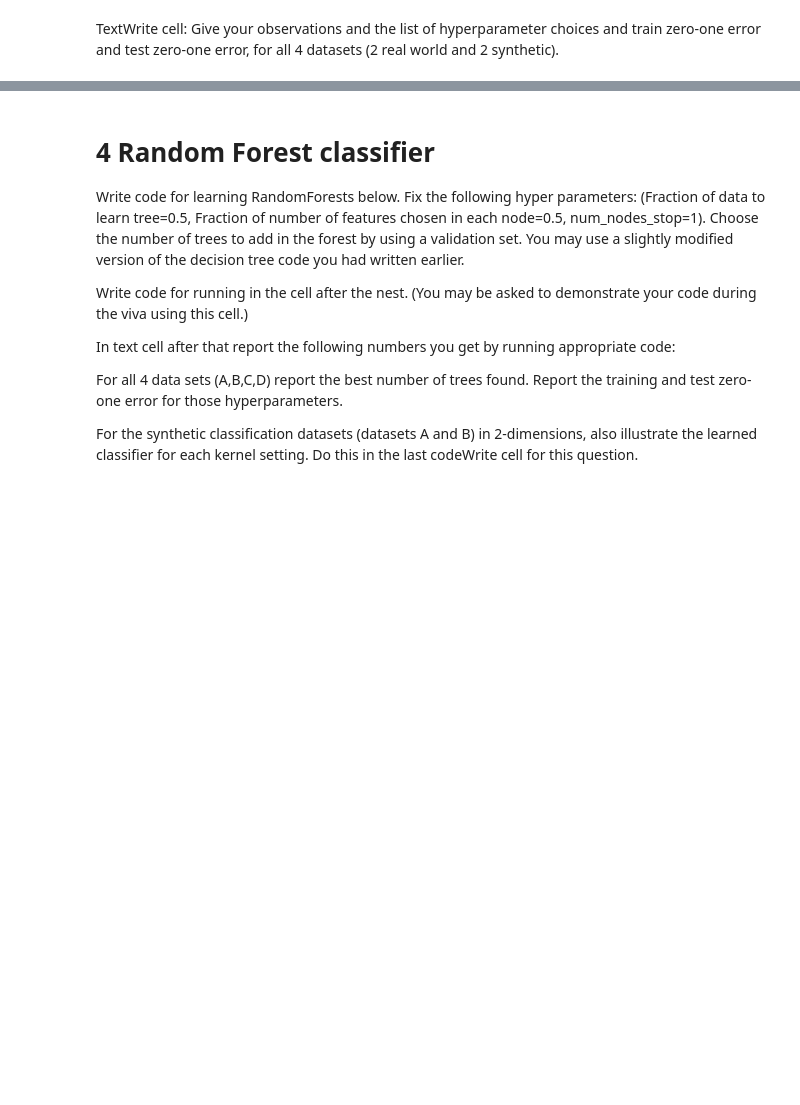
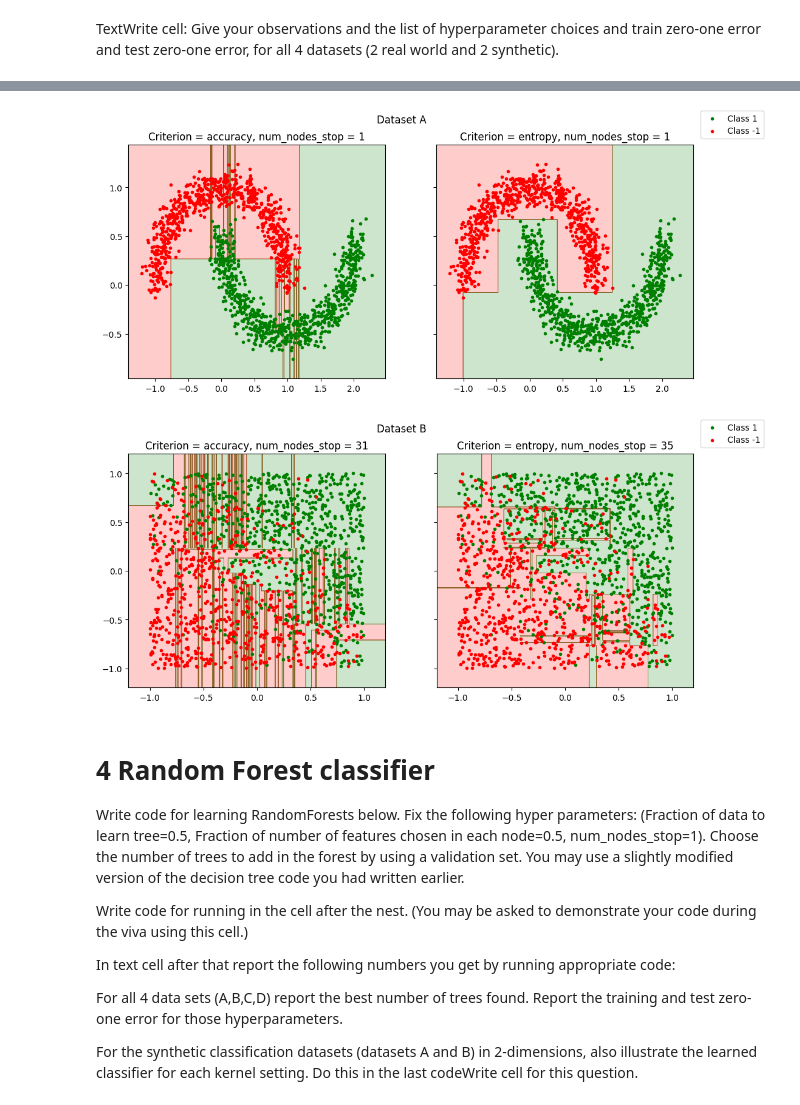
Before and after one commit to bersilin-robert1609/CS5691-PRML, a Jupyter notebook: Assignment-2/Notebook/ProgAss2_Student.ipynb, the cells around one changed output, grey strips where cells are left out. Cells and saved outputs as stored; diff of their text form; code cells hidden in the pictures; blank space fills up the shorter version.

```diff
--- a/Assignment-2/Notebook/ProgAss2_Student.ipynb
+++ b/Assignment-2/Notebook/ProgAss2_Student.ipynb
@@ -627,3 +615,41 @@ Dataset B
+# %%
+## Codewrite cell: Generate plots of learned decision tree classifier on dataset_A and datasset_B.
+# Plots should give both the learned classifier and the train data.
+# Plots only required for the accuracy criterion.
+# Similar to  Bishop Figure 4.5 (with just two classes here.)
+# Total number of plots = 2
+
+# this cell needs to be run after the cell above as it uses the best_num_nodes dict
+
+criterions = ['accuracy', 'entropy']
+
+for a in ['A', 'B']:
+    data = np.load('../../Data/dataset_{}.npz'.format(a))
+    X_train, Y_train = data['arr_0'], data['arr_1']
+    X_test, Y_test = data['arr_2'], data['arr_3']
+    minX, maxX = np.min(X_train[:, 0]), np.max(X_train[:, 0])
+    minY, maxY = np.min(X_train[:, 1]), np.max(X_train[:, 1])
+    points = 500
+    X, Y = np.meshgrid(np.linspace(minX-0.2, maxX+0.2, points), np.linspace(minY-0.2, maxY+0.2, points))
+    X_plotter = np.c_[X.ravel(), Y.ravel()]
+
+    fig, ax = plt.subplots(1, 2, sharey=True, figsize=(12, 5))
+    line = [0, 0]
+    for i, criterion in enumerate(criterions):
+        tree = train_decision_tree(X_train, Y_train, best_num_nodes[a][criterion], criterion)
+        Y_pred = eval_decision_tree(tree, X_plotter)
+        Y_pred[Y_pred == 0] = 1
+        Z = Y_pred.reshape(X.shape)
+        ax[i].contourf(X, Y, Z, colors=['red', 'green'], alpha=0.2)
+        line[0] = ax[i].scatter(X_train[Y_train == 1, 0], X_train[Y_train == 1, 1], color='green', marker='.')
+        line[1] = ax[i].scatter(X_train[Y_train == -1, 0], X_train[Y_train == -1, 1], color='red', marker='.')
+        ax[i].set_title('Criterion = {}, num_nodes_stop = {}'.format(criterion, best_num_nodes[a][criterion]))
+    fig.legend(line, ['Class 1', 'Class -1'], loc='upper right')
+    fig.suptitle('Dataset {}'.format(a))
+    plt.show()
+# %% [output]
+[figure, added]
+[figure, added]
 # %% [markdown]
 # 4 Random Forest classifier
 
```
Also changed, not shown: parts of 16 cells of this notebook, 1 other file.
